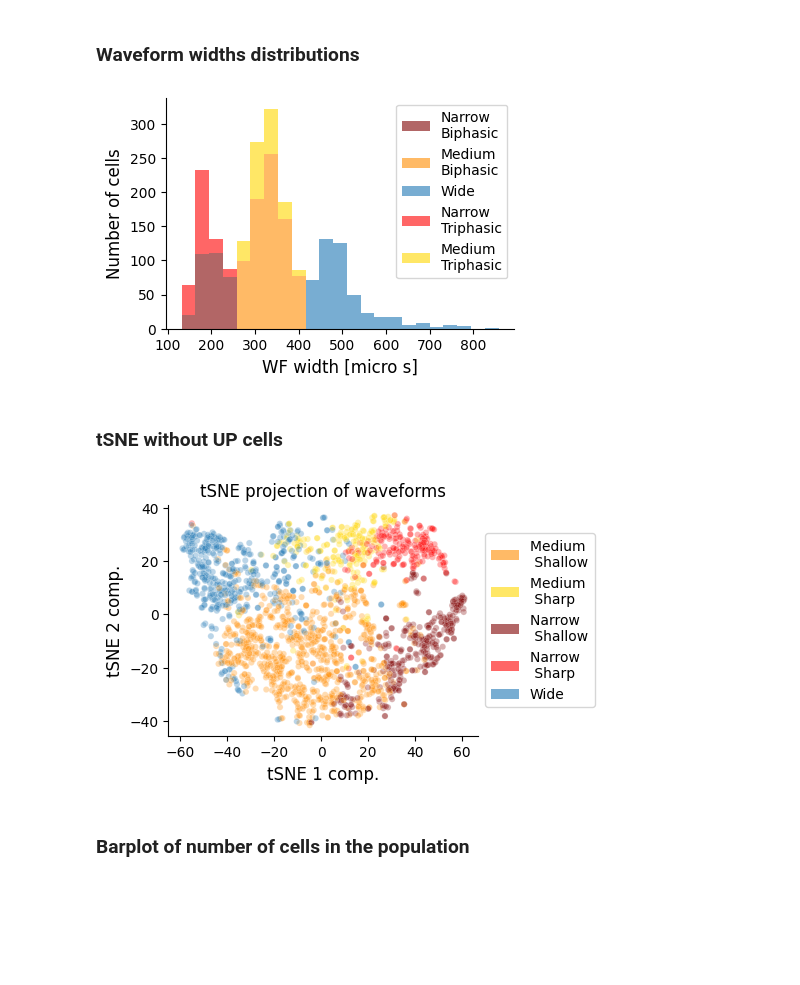
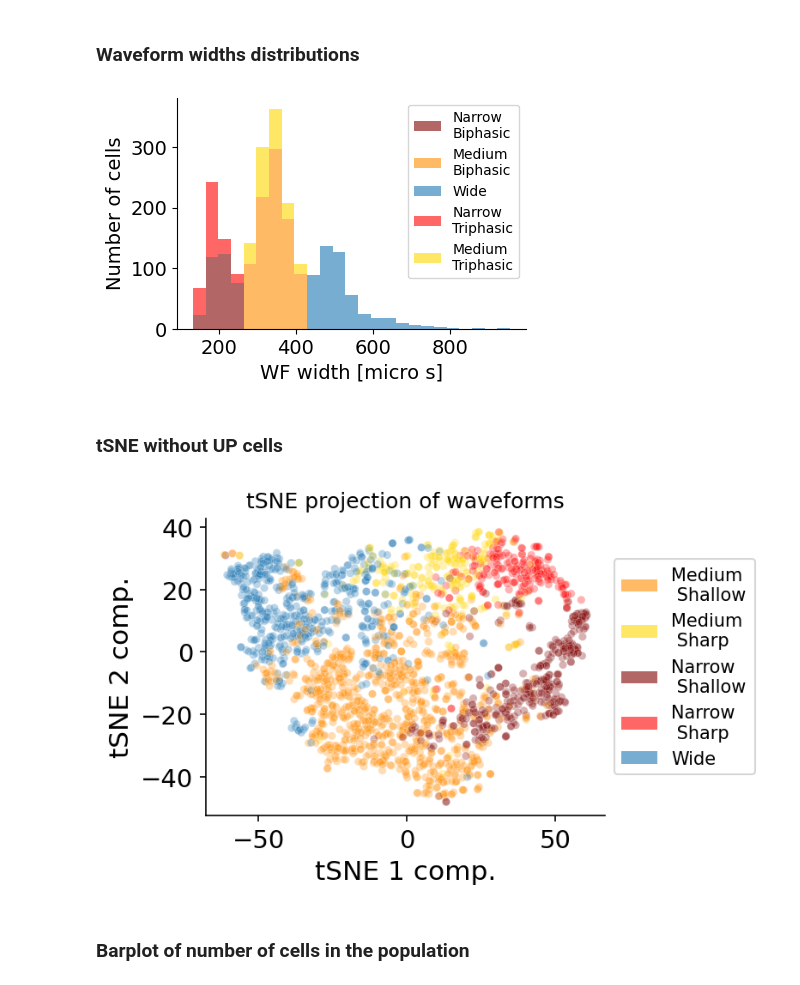
Before and after one commit to NEAM-MFF/Ripples_project, a Jupyter notebook: code/panel_notebooks/F_2_cell_classif.ipynb, the cells around one changed output. Drawn from its saved outputs; the diff is of its cells as text; code cells hidden in the pictures; blank space fills up the shorter version.

```diff
--- a/code/panel_notebooks/F_2_cell_classif.ipynb
+++ b/code/panel_notebooks/F_2_cell_classif.ipynb
@@ -220,6 +243,7 @@ def plot_tSNE_fig2(df_merged_area_no_UP,ax,set_params={}):
     legend_elements = [Patch(facecolor=CLASS_COLORS[label], label=label_name, alpha=0.6)
                        for label, label_name in zip(unique_labels,new_labels)]
     ax.legend(handles=legend_elements,loc="center left",bbox_to_anchor=(1.0, 0.5))
+    ax.tick_params(axis='both', labelsize=14)
 
     return
 # %%
@@ -330,11 +355,11 @@ set_params['final_classes'] = FINAL_CLASSES
 set_params['colors_class'] = params_analysis['colors_class']
 set_params['colors_width'] = params_analysis['colors_width']
 set_params['class_names'] = CLASS_NAMES_PLOTS
-set_params['first_peak_cl_height'] = params_analysis['first_peak_height']
-set_params['n_bins_widths'] = 23
+set_params['first_peak_cl_height'] = 2 #params_analysis['first_peak_height']
+set_params['n_bins_widths'] = 25
 set_params['plot_width'] = 4.5
 set_params['plot_height'] = 3
-set_params['font_size_labels'] = 12
+set_params['font_size_labels'] = 14
 set_params['line_width'] = 2
 set_params['hline_width'] = 2
 # %% [markdown]
@@ -354,6 +379,7 @@ plt.close()
 # %% [markdown]
 ### Waveform widths distributions
 # %%
+set_params['n_bins_widths'] = 25
 fig, ax = plt.subplots()
 fig.set_figwidth(set_params['plot_width'])
 fig.set_figheight(set_params['plot_height'])
@@ -364,7 +390,7 @@ plt.legend()
 plt.show()
 plt.close()
 # %% [output]
-[figure, old version]
+[figure, new version]
 # %% [markdown]
 ### tSNE without UP cells
 # %%
@@ -372,17 +398,18 @@ df_merged_area_no_UP = df_merged_area[df_merged_area['final_class']!='UP']
 # %%
 set_params['plot_width'] = 4
 set_params['plot_height'] = 3
+set_params['font_size_labels'] = 15
 # %%
-fig, ax = plt.subplots()
+fig, ax = plt.subplots(dpi=150)
 fig.set_figwidth(set_params['plot_width'])
 fig.set_figheight(set_params['plot_height'])
 
 plot_tSNE_fig2(df_merged_area_no_UP,ax,set_params=set_params)
 
 plt.show()
 plt.close()
 # %% [output]
-[figure, old version]
+[figure, new version]
 # %% [markdown]
 ### Barplot of number of cells in the population
 # %%
```
Also changed, not shown: parts of 15 cells of this notebook, 35 other files.
